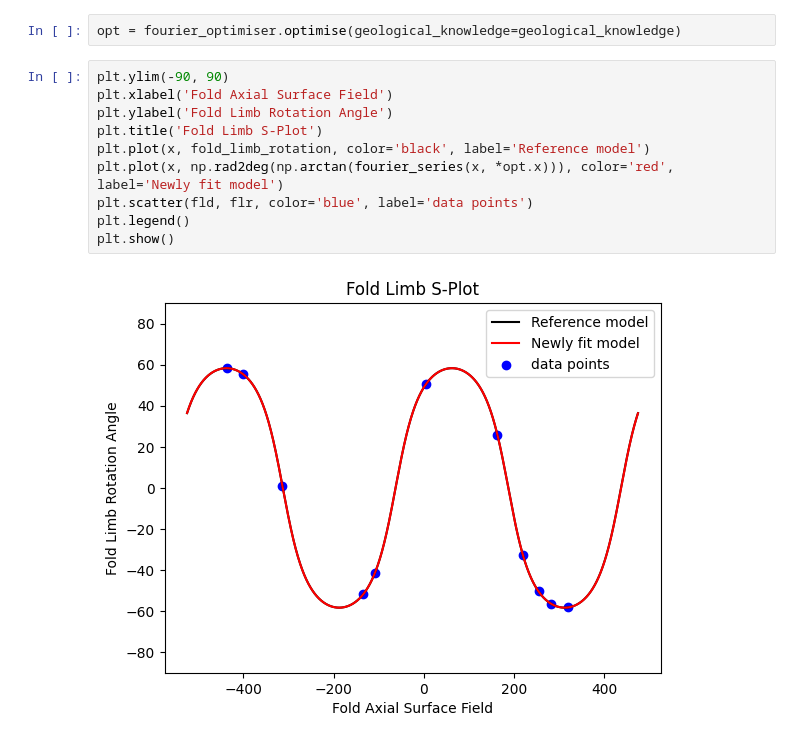
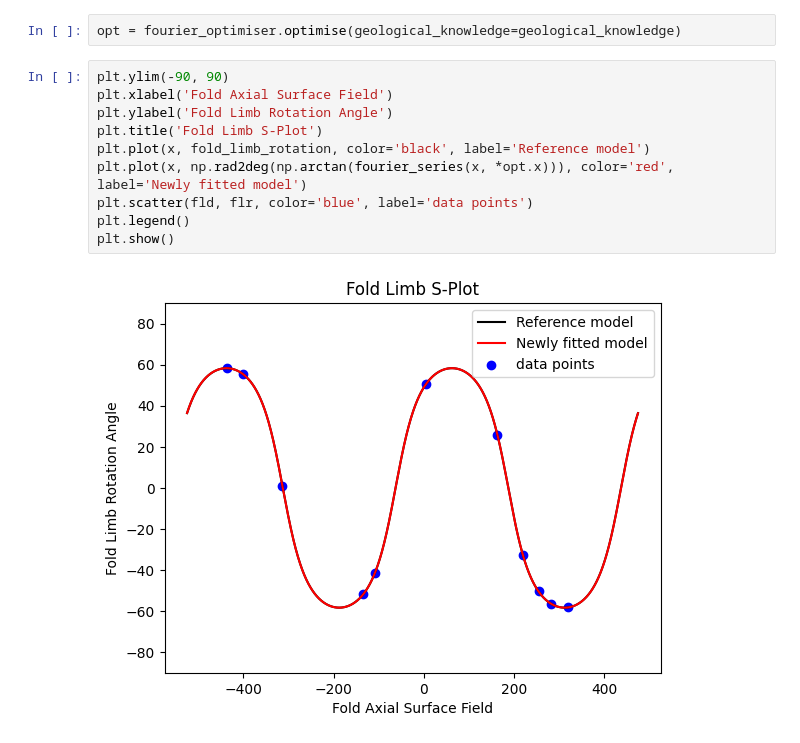
Before and after one commit to Loop3D/FoldModellingPlugin, a Jupyter notebook: FoldModellingPlugin/examples/fourier_series_optimisation.ipynb, the cells around one changed output. Saved outputs shown, nothing was run; the diff lists cells and outputs as text.

```diff
--- a/FoldModellingPlugin/examples/fourier_series_optimisation.ipynb
+++ b/FoldModellingPlugin/examples/fourier_series_optimisation.ipynb
@@ -321,12 +321,12 @@ opt = fourier_optimiser.optimise(geological_knowledge=geological_knowledge)
 # %%
 plt.ylim(-90, 90)
 plt.xlabel('Fold Axial Surface Field')
 plt.ylabel('Fold Limb Rotation Angle')
 plt.title('Fold Limb S-Plot')
 plt.plot(x, fold_limb_rotation, color='black', label='Reference model')
-plt.plot(x, np.rad2deg(np.arctan(fourier_series(x, *opt.x))), color='red', label='Newly fit model')
+plt.plot(x, np.rad2deg(np.arctan(fourier_series(x, *opt.x))), color='red', label='Newly fitted model')
 plt.scatter(fld, flr, color='blue', label='data points')
 plt.legend()
 plt.show()
 # %% [output]
-[figure, old version]
+[figure, new version]
```
